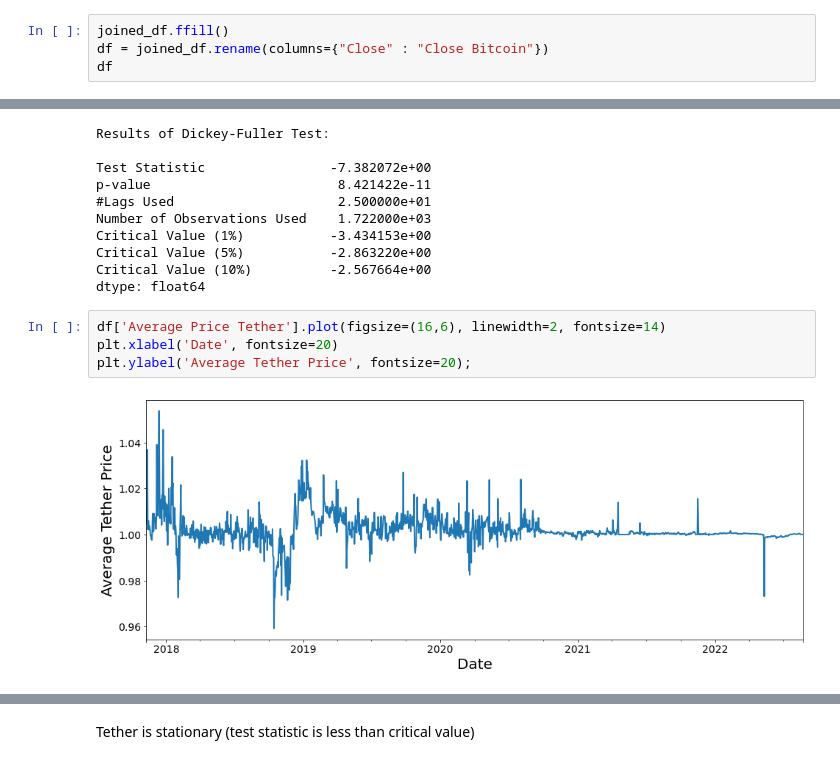
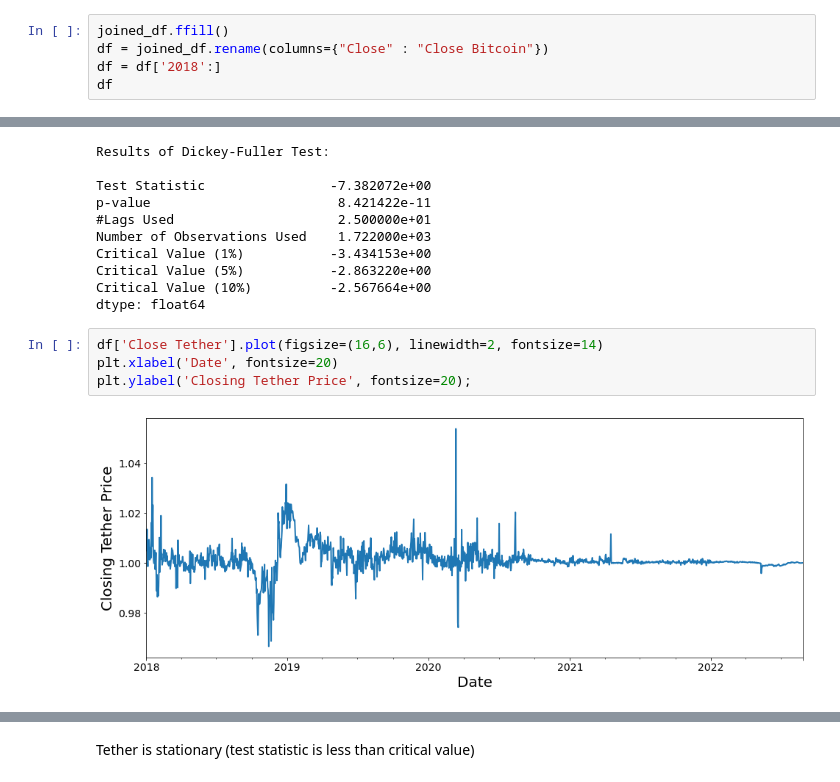
Before and after one commit to VolhaP87/Cryptocurrency_Prediction_Analysis, a Jupyter notebook: Cryptocurrency.ipynb, the cells around one changed output, grey strips where cells are left out. Drawn from its saved outputs; the diff is of its cells as text.

```diff
--- a/Cryptocurrency.ipynb
+++ b/Cryptocurrency.ipynb
@@ -211,6 +211,7 @@ dtype: int64
 # %%
 joined_df.ffill()
 df = joined_df.rename(columns={"Close" : "Close Bitcoin"})
+df = df['2018':]
 df
 # %% [output]
 |  | Close Bitcoin | Close Ethereum | Close Tether |
@@ -920,8 +1128,8 @@ Critical Value (5%)           -2.863220e+00
 Critical Value (10%)          -2.567664e+00
 dtype: float64
 # %%
-df['Average Price Tether'].plot(figsize=(16,6), linewidth=2, fontsize=14)
+df['Close Tether'].plot(figsize=(16,6), linewidth=2, fontsize=14)
 plt.xlabel('Date', fontsize=20)
-plt.ylabel('Average Tether Price', fontsize=20);
+plt.ylabel('Closing Tether Price', fontsize=20);
 # %% [output]
-[figure, old version]
+[figure, new version]
```
Also changed, not shown: parts of 72 cells of this notebook.
